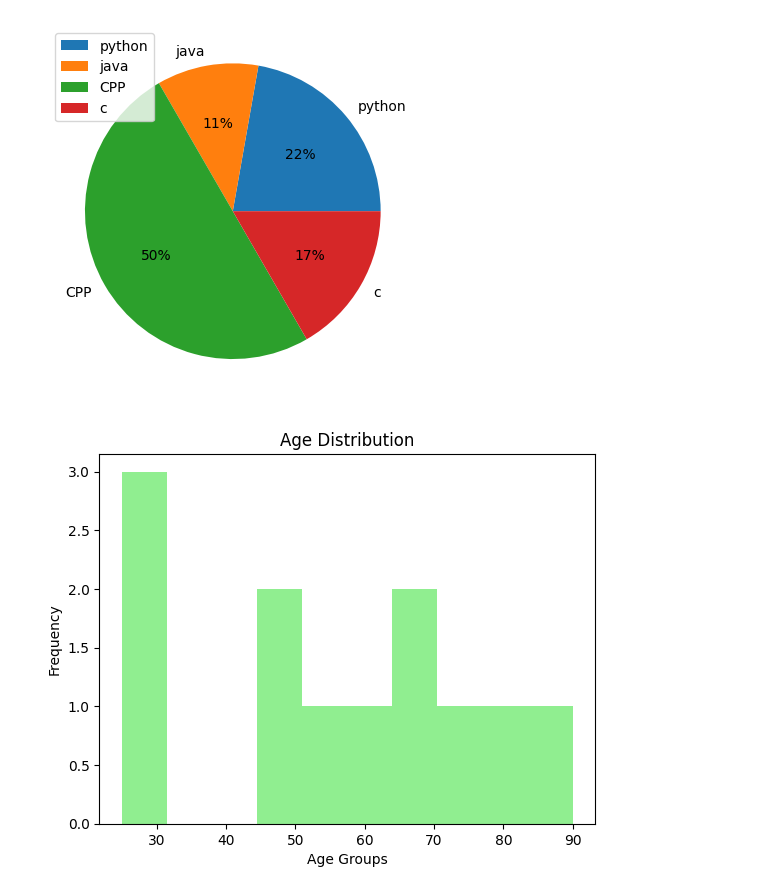
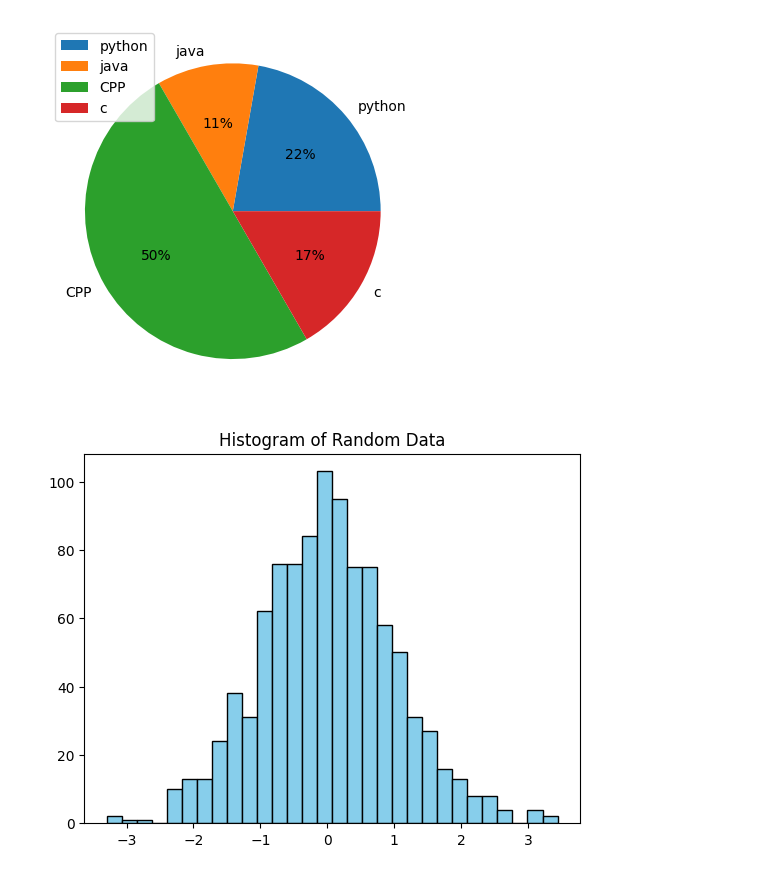
Before and after one commit to SaiyamTuteja/Data_Analysis_Python, a Jupyter notebook: MatplotlibTutorial.ipynb, the cells around one changed output. Drawn from its saved outputs; the diff is of its cells as text; code cells hidden in the pictures.

```diff
--- a/MatplotlibTutorial.ipynb
+++ b/MatplotlibTutorial.ipynb
@@ -36,8 +34,10 @@ data = [25, 30, 30, 45, 50, 55, 60, 65, 70, 75, 80, 90]
-# %%
-plt.hist(data,bins=10,color='lightgreen')
-plt.title("Age Distribution")
-plt.xlabel("Age Groups")
-plt.ylabel("Frequency")
-plt.show()
-# %% [output]
-[figure, removed]
+# %%
+import numpy as np
+
+data = np.random.randn(1000)  # Normal distribution
+
+plt.hist(data, bins=30, color='skyblue', edgecolor='black')
+plt.title('Histogram of Random Data')
+plt.show()
+# %% [output]
+[figure, added]
```
Also changed, not shown: parts of 1 cell of this notebook.
